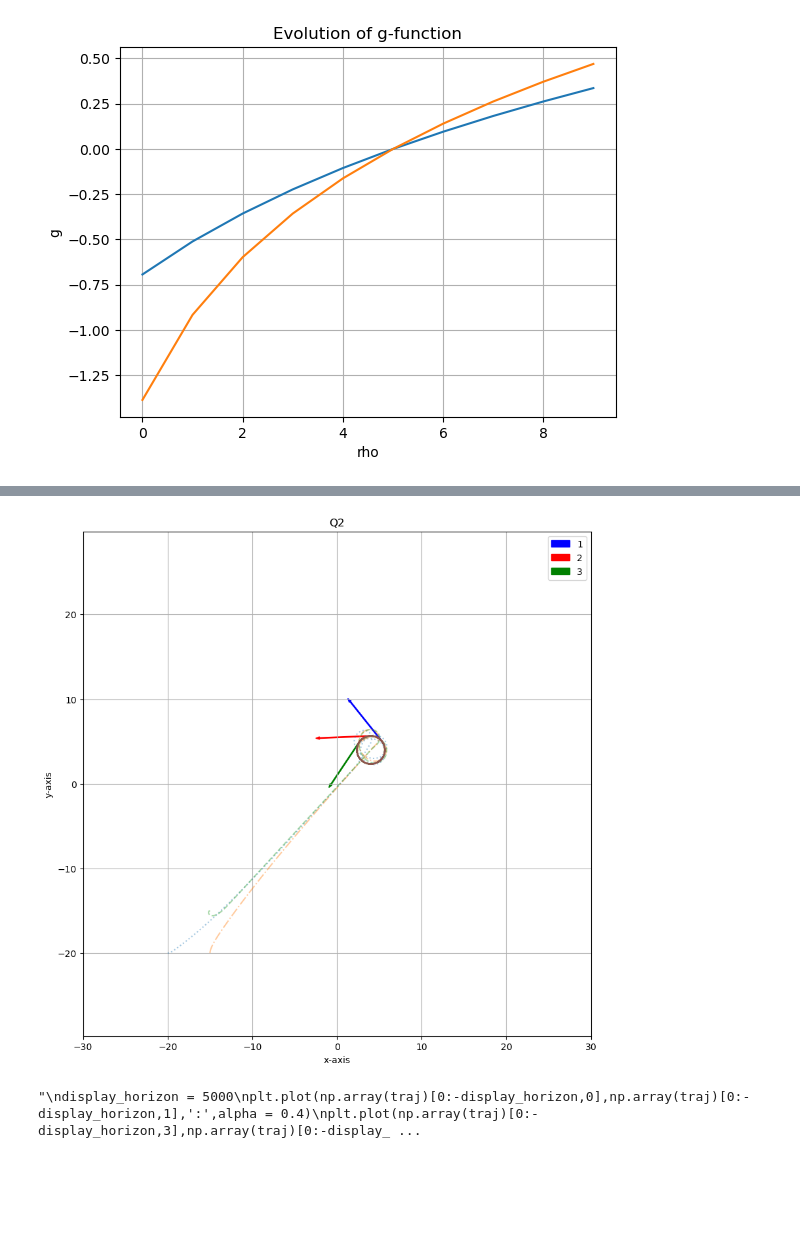
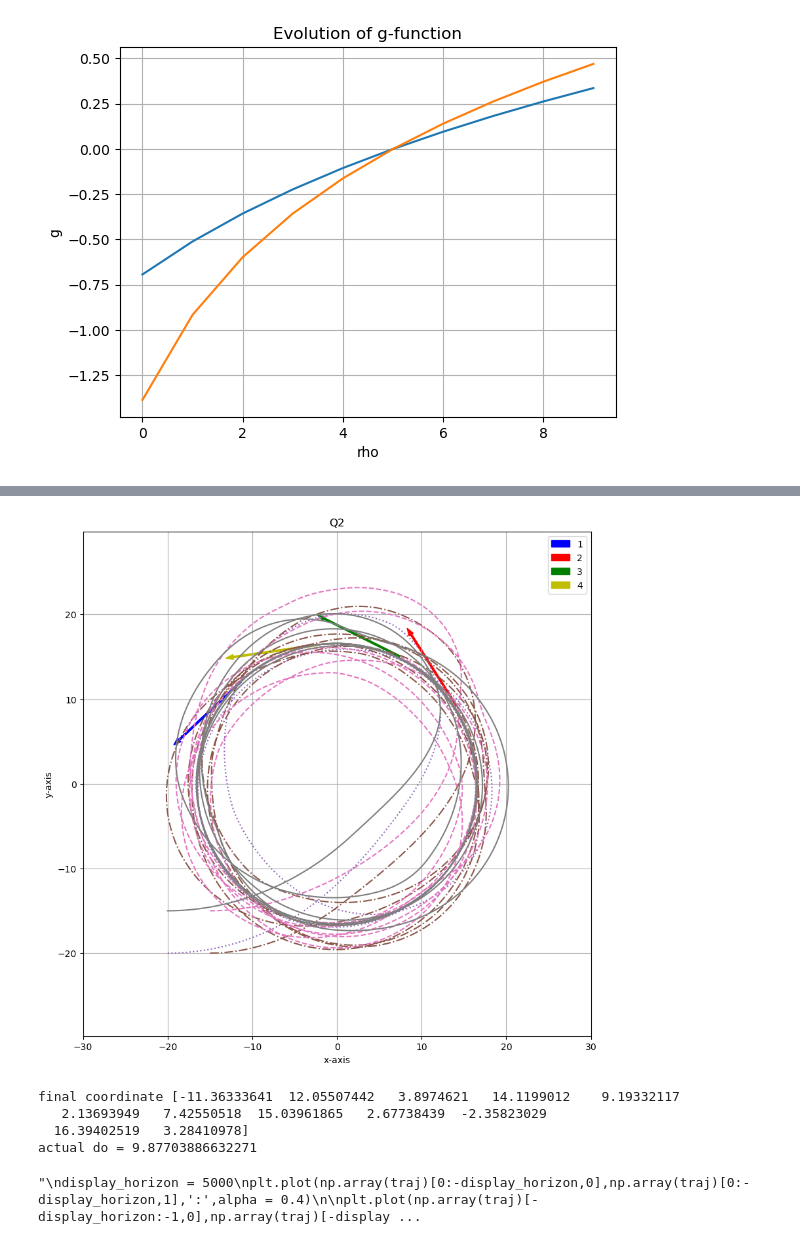
Before and after one commit to kiredoo/crazyflie-basics, a Jupyter notebook: isaac_ws/cyclic.ipynb, the cells around one changed output, grey strips where cells are left out. Cells and saved outputs as stored; diff of their text form; code cells hidden in the pictures; blank space fills up the shorter version.

```diff
--- a/isaac_ws/cyclic.ipynb
+++ b/isaac_ws/cyclic.ipynb
@@ -674,7 +671,7 @@ print(f"actual do = {d}")
 '''
 
 #4 agents
-'''
+#'''
 display_horizon = 5000
 plt.plot(np.array(traj)[0:-display_horizon,0],np.array(traj)[0:-display_horizon,1],':',alpha = 0.4)
 plt.plot(np.array(traj)[0:-display_horizon,3],np.array(traj)[0:-display_horizon,4],'-.',alpha = 0.4)
@@ -707,10 +704,10 @@ c_coord = traj[-1][6:8] #green
 d_coord = traj[-1][9:11] #yellow
 d = distance(c_coord,d_coord)
 print(f"actual do = {d}")
-'''
+#'''
 
 # 3 agents
-#"""
+"""
 display_horizon = 5000
 plt.plot(np.array(traj)[0:-display_horizon,0],np.array(traj)[0:-display_horizon,1],':',alpha = 0.4)
 plt.plot(np.array(traj)[0:-display_horizon,3],np.array(traj)[0:-display_horizon,4],'-.',alpha = 0.4)
@@ -726,38 +723,61 @@ plt.ylabel('y-axis')
 
 arrow_size = 6
 plt.arrow(np.array(traj)[-1,0],np.array(traj)[-1,1],arrow_size*np.cos(np.array(traj)[-1,2]),arrow_size*np.sin(np.array(traj)[-1,2]),width=.1,label = '1',color = 'b')
 plt.arrow(np.array(traj)[-1,3],np.array(traj)[-1,4],arrow_size*np.cos(np.array(traj)[-1,5]),arrow_size*np.sin(np.array(traj)[-1,5]),width=.1,label = '2',color = 'r')
 plt.arrow(np.array(traj)[-1,6],np.array(traj)[-1,7],arrow_size*np.cos(np.array(traj)[-1,8]),arrow_size*np.sin(np.array(traj)[-1,8]),width=.1,label = '3',color = 'g')
 plt.legend()
 plt.grid()
-plt.axis([-30,30,-30,30])
+plt.axis([-50,50,-50,50])
 plt.show()
-#"""
+"""
 
 #2 agents
 """
 display_horizon = 5000
 plt.plot(np.array(traj)[0:-display_horizon,0],np.array(traj)[0:-display_horizon,1],':',alpha = 0.4)
 plt.plot(np.array(traj)[0:-display_horizon,3],np.array(traj)[0:-display_horizon,4],'-.',alpha = 0.4)
 
 plt.plot(np.array(traj)[-display_horizon:-1,0],np.array(traj)[-display_horizon:-1,1],':',alpha = 1)
 plt.plot(np.array(traj)[-display_horizon:-1,3],np.array(traj)[-display_horizon:-1,4],'-.',alpha = 1)
 plt.axis('equal')
 plt.title('Q2')
 plt.xlabel('x-axis')
 plt.ylabel('y-axis')
 
 arrow_size = 0.5
 plt.arrow(np.array(traj)[-1,0],np.array(traj)[-1,1],arrow_size*np.cos(np.array(traj)[-1,2]),arrow_size*np.sin(np.array(traj)[-1,2]),width=.025,label = '1',color = 'b')
 plt.arrow(np.array(traj)[-1,3],np.array(traj)[-1,4],arrow_size*np.cos(np.array(traj)[-1,5]),arrow_size*np.sin(np.array(traj)[-1,5]),width=.025,label = '2',color = 'r')
 plt.legend()
 plt.grid()
-plt.axis([0,10,0,10])
+plt.axis([-3.5,2.5,-2.5,2.5])
 plt.show()
 """
+
+#1 agents
+"""
+display_horizon = 5000
+plt.plot(np.array(traj)[0:-display_horizon,0],np.array(traj)[0:-display_horizon,1],':',alpha = 0.4)
+
+plt.plot(np.array(traj)[-display_horizon:-1,0],np.array(traj)[-display_horizon:-1,1],':',alpha = 1)
+plt.axis('equal')
+plt.title('Q2')
+plt.xlabel('x-axis')
+plt.ylabel('y-axis')
+
+arrow_size = 0.5
+plt.arrow(np.array(traj)[-1,0],np.array(traj)[-1,1],arrow_size*np.cos(np.array(traj)[-1,2]),arrow_size*np.sin(np.array(traj)[-1,2]),width=.025,label = '1',color = 'b')
+plt.legend()
+plt.grid()
+plt.axis([-3.5,2.5,-2.5,2.5])
+plt.show()
+"""
 # %% [output]
-[figure, old version]
+[figure, new version]
-"\ndisplay_horizon = 5000\nplt.plot(np.array(traj)[0:-display_horizon,0],np.array(traj)[0:-display_horizon,1],':',alpha = 0.4)\nplt.plot(np.array(traj)[0:-display_horizon,3],np.array(traj)[0:-display_ ...
+final coordinate [-11.36333641  12.05507442   3.8974621   14.1199012    9.19332117
+   2.13693949   7.42550518  15.03961865   2.67738439  -2.35823029
+  16.39402519   3.28410978]
+actual do = 9.87703886632271
+"\ndisplay_horizon = 5000\nplt.plot(np.array(traj)[0:-display_horizon,0],np.array(traj)[0:-display_horizon,1],':',alpha = 0.4)\n\nplt.plot(np.array(traj)[-display_horizon:-1,0],np.array(traj)[-display ...
 # %%
 #plots average rotational radius
 tol = 0.02
```
Also changed, not shown: parts of 19 cells of this notebook.
